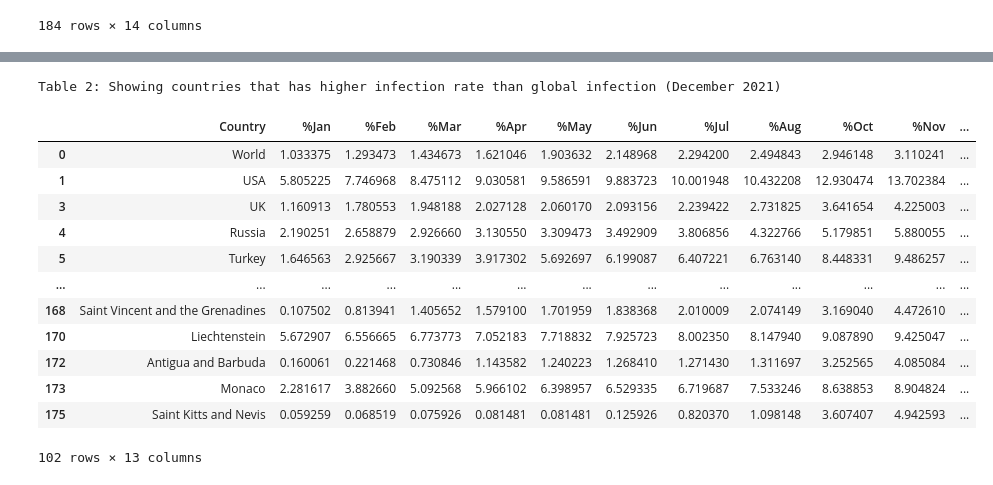
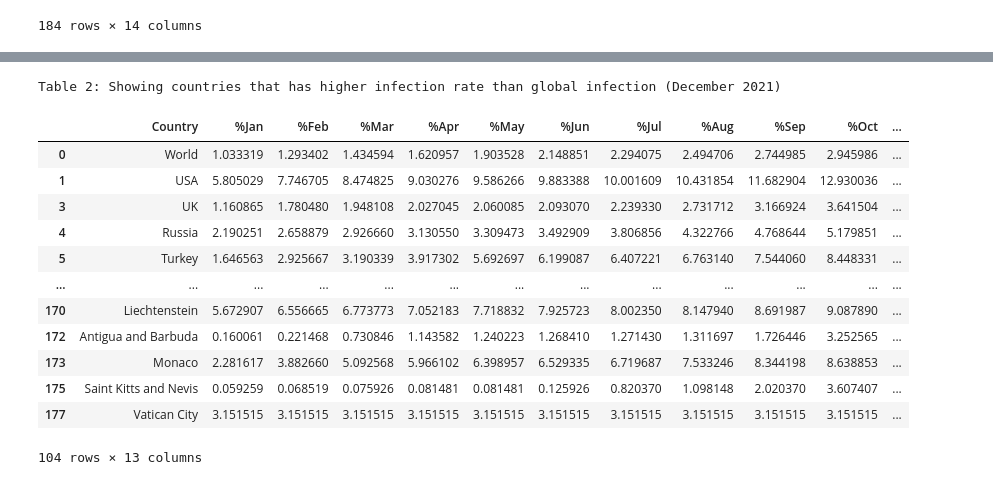
Before and after one commit to Tosawadh/th_covid_2021, a Jupyter notebook: final.ipynb, the cells around one changed output, grey strips where cells are left out. Drawn from its saved outputs; the diff is of its cells as text; code cells hidden in the pictures.

```diff
--- a/final.ipynb
+++ b/final.ipynb
@@ -183,24 +191,24 @@ df.sort_values('December',ascending=False)
 | 183 | Tonga | 0 | 0 | 0 | 0 | 0 | 0 | 0 | 0 | 0 | 0 | ... |
 184 rows × 14 columns
 # %%
-infper=df[['Country','Population']]
+infperc=df[['Country','Population']]
 # Assign new dataframe for monthly infection rate
 # %%
 print('Table 1: Sort countries by infection rate (December)')
-infper['%Jan']=df['January']/df['Population']*100
-infper['%Feb']=df['February']/df['Population']*100
-infper['%Mar']=df['March']/df['Population']*100
-infper['%Apr']=df['April']/df['Population']*100
-infper['%May']=df['May']/df['Population']*100
-infper['%Jun']=df['June']/df['Population']*100
-infper['%Jul']=df['July']/df['Population']*100
-infper['%Aug']=df['August']/df['Population']*100
-infper['%Sep']=df['September']/df['Population']*100
-infper['%Oct']=df['October']/df['Population']*100
-infper['%Nov']=df['November']/df['Population']*100
-infper['%Dec']=df['December']/df['Population']*100
-infper=infper[['Country','%Jan','%Feb','%Mar','%Apr','%May','%Jun','%Jul','%Aug','%Oct','%Nov','%Dec','Population']]
-infper.sort_values('%Dec',ascending=False)
+infperc['%Jan']=df['January']/df['Population']*100
+infperc['%Feb']=df['February']/df['Population']*100
+infperc['%Mar']=df['March']/df['Population']*100
+infperc['%Apr']=df['April']/df['Population']*100
+infperc['%May']=df['May']/df['Population']*100
+infperc['%Jun']=df['June']/df['Population']*100
+infperc['%Jul']=df['July']/df['Population']*100
+infperc['%Aug']=df['August']/df['Population']*100
+infperc['%Sep']=df['September']/df['Population']*100
+infperc['%Oct']=df['October']/df['Population']*100
+infperc['%Nov']=df['November']/df['Population']*100
+infperc['%Dec']=df['December']/df['Population']*100
+infperc=infperc[['Country','%Jan','%Feb','%Mar','%Apr','%May','%Jun','%Jul','%Aug','%Sep','%Oct','%Nov','%Dec','Population']]
+infperc.sort_values('%Dec',ascending=False)
 # %% [output]
 Table 1: Sort countries by infection rate (December)
 A value is trying to be set on a copy of a slice from a DataFrame.
@@ -235,0 +244,7 @@ See the caveats in the documentation: https://pandas.pydata.org/pandas-docs/stab
+# %%
+percmonth=['Country','%Jan','%Feb','%Mar','%Apr','%May','%Jun','%Jul','%Aug','%Sep','%Oct','%Nov','%Dec']
+plt.figure(figsize=(16,9))
+ax1=sns.boxplot(data=infperc[percmonth].loc[1:])
+ax1.set_title('Monthly Infection Chart',fontsize=24,fontweight=0)
+ax1.set_ylabel('Infection Percentage', fontsize=20, fontweight=0)
+ax1.set_xlabel('Month', fontsize=20, fontweight=0)
@@ -236,18 +257,18 @@ See the caveats in the documentation: https://pandas.pydata.org/pandas-docs/stab
 # %%
 print('Table 2: Showing countries that has higher infection rate than global infection (December 2021)')
-infper.loc[infper['%Dec']>=infper.iloc[0,11]]
+infperc[percmonth].loc[infperc['%Dec']>=infperc.iloc[0,11]]
 # %% [output]
 Table 2: Showing countries that has higher infection rate than global infection (December 2021)
-|  | Country | %Jan | %Feb | %Mar | %Apr | %May | %Jun | %Jul | %Aug | %Oct | %Nov | ... |
-| 0 | World | 1.033375 | 1.293473 | 1.434673 | 1.621046 | 1.903632 | 2.148968 | 2.294200 | 2.494843 | 2.946148 | 3.110241 | ... |
-| 1 | USA | 5.805225 | 7.746968 | 8.475112 | 9.030581 | 9.586591 | 9.883723 | 10.001948 | 10.432208 | 12.930474 | 13.702384 | ... |
-| 3 | UK | 1.160913 | 1.780553 | 1.948188 | 2.027128 | 2.060170 | 2.093156 | 2.239422 | 2.731825 | 3.641654 | 4.225003 | ... |
-| 4 | Russia | 2.190251 | 2.658879 | 2.926660 | 3.130550 | 3.309473 | 3.492909 | 3.806856 | 4.322766 | 5.179851 | 5.880055 | ... |
-| 5 | Turkey | 1.646563 | 2.925667 | 3.190339 | 3.917302 | 5.692697 | 6.199087 | 6.407221 | 6.763140 | 8.448331 | 9.486257 | ... |
+|  | Country | %Jan | %Feb | %Mar | %Apr | %May | %Jun | %Jul | %Aug | %Sep | %Oct | ... |
+| 0 | World | 1.033319 | 1.293402 | 1.434594 | 1.620957 | 1.903528 | 2.148851 | 2.294075 | 2.494706 | 2.744985 | 2.945986 | ... |
+| 1 | USA | 5.805029 | 7.746705 | 8.474825 | 9.030276 | 9.586266 | 9.883388 | 10.001609 | 10.431854 | 11.682904 | 12.930036 | ... |
+| 3 | UK | 1.160865 | 1.780480 | 1.948108 | 2.027045 | 2.060085 | 2.093070 | 2.239330 | 2.731712 | 3.166924 | 3.641504 | ... |
+| 4 | Russia | 2.190251 | 2.658879 | 2.926660 | 3.130550 | 3.309473 | 3.492909 | 3.806856 | 4.322766 | 4.768644 | 5.179851 | ... |
+| 5 | Turkey | 1.646563 | 2.925667 | 3.190339 | 3.917302 | 5.692697 | 6.199087 | 6.407221 | 6.763140 | 7.544060 | 8.448331 | ... |
 | ... | ... | ... | ... | ... | ... | ... | ... | ... | ... | ... | ... | ... |
-| 168 | Saint Vincent and the Grenadines | 0.107502 | 0.813941 | 1.405652 | 1.579100 | 1.701959 | 1.838368 | 2.010009 | 2.074149 | 3.169040 | 4.472610 | ... |
-| 170 | Liechtenstein | 5.672907 | 6.556665 | 6.773773 | 7.052183 | 7.718832 | 7.925723 | 8.002350 | 8.147940 | 9.087890 | 9.425047 | ... |
-| 172 | Antigua and Barbuda | 0.160061 | 0.221468 | 0.730846 | 1.143582 | 1.240223 | 1.268410 | 1.271430 | 1.311697 | 3.252565 | 4.085084 | ... |
-| 173 | Monaco | 2.281617 | 3.882660 | 5.092568 | 5.966102 | 6.398957 | 6.529335 | 6.719687 | 7.533246 | 8.638853 | 8.904824 | ... |
-| 175 | Saint Kitts and Nevis | 0.059259 | 0.068519 | 0.075926 | 0.081481 | 0.081481 | 0.125926 | 0.820370 | 1.098148 | 3.607407 | 4.942593 | ... |
+| 170 | Liechtenstein | 5.672907 | 6.556665 | 6.773773 | 7.052183 | 7.718832 | 7.925723 | 8.002350 | 8.147940 | 8.691987 | 9.087890 | ... |
+| 172 | Antigua and Barbuda | 0.160061 | 0.221468 | 0.730846 | 1.143582 | 1.240223 | 1.268410 | 1.271430 | 1.311697 | 1.726446 | 3.252565 | ... |
+| 173 | Monaco | 2.281617 | 3.882660 | 5.092568 | 5.966102 | 6.398957 | 6.529335 | 6.719687 | 7.533246 | 8.344198 | 8.638853 | ... |
+| 175 | Saint Kitts and Nevis | 0.059259 | 0.068519 | 0.075926 | 0.081481 | 0.081481 | 0.125926 | 0.820370 | 1.098148 | 2.020370 | 3.607407 | ... |
+| 177 | Vatican City | 3.151515 | 3.151515 | 3.151515 | 3.151515 | 3.151515 | 3.151515 | 3.151515 | 3.151515 | 3.151515 | 3.151515 | ... |
-102 rows × 13 columns
+104 rows × 13 columns
```
Also changed, not shown: parts of 34 cells of this notebook.
